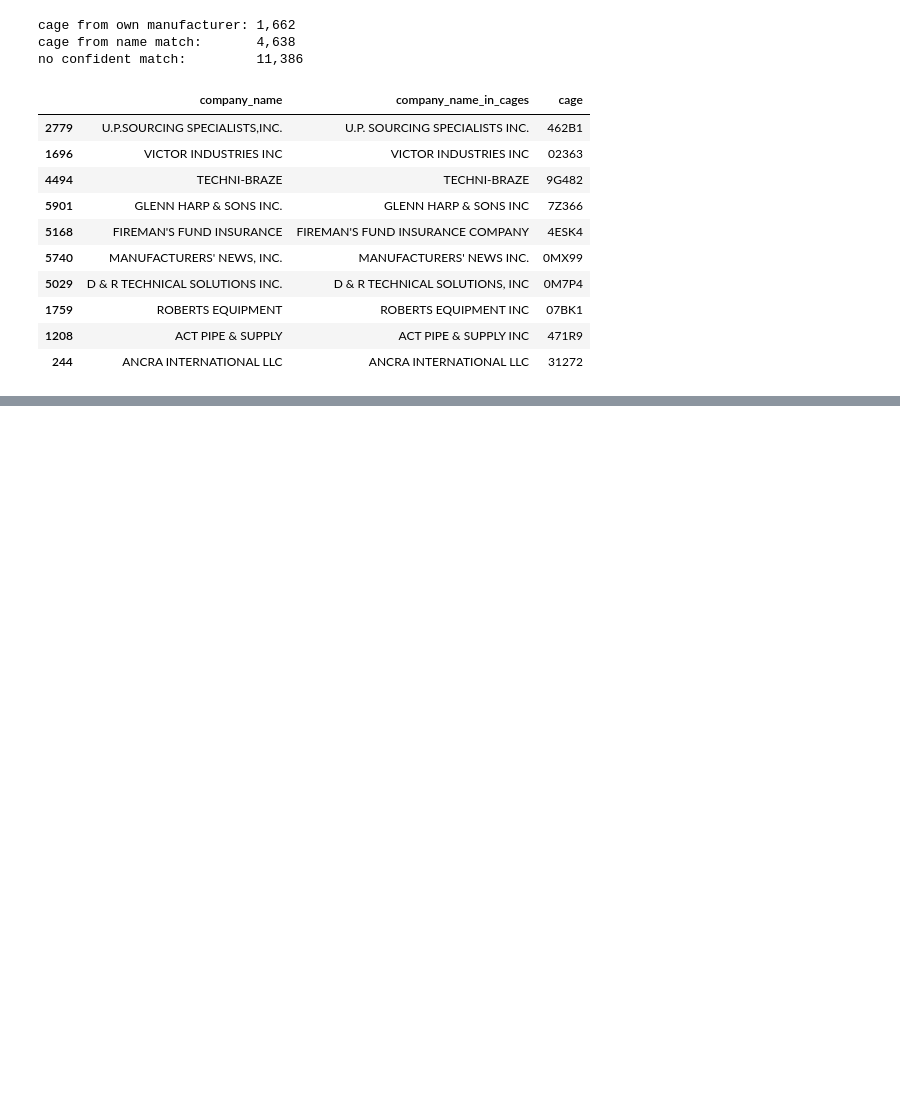
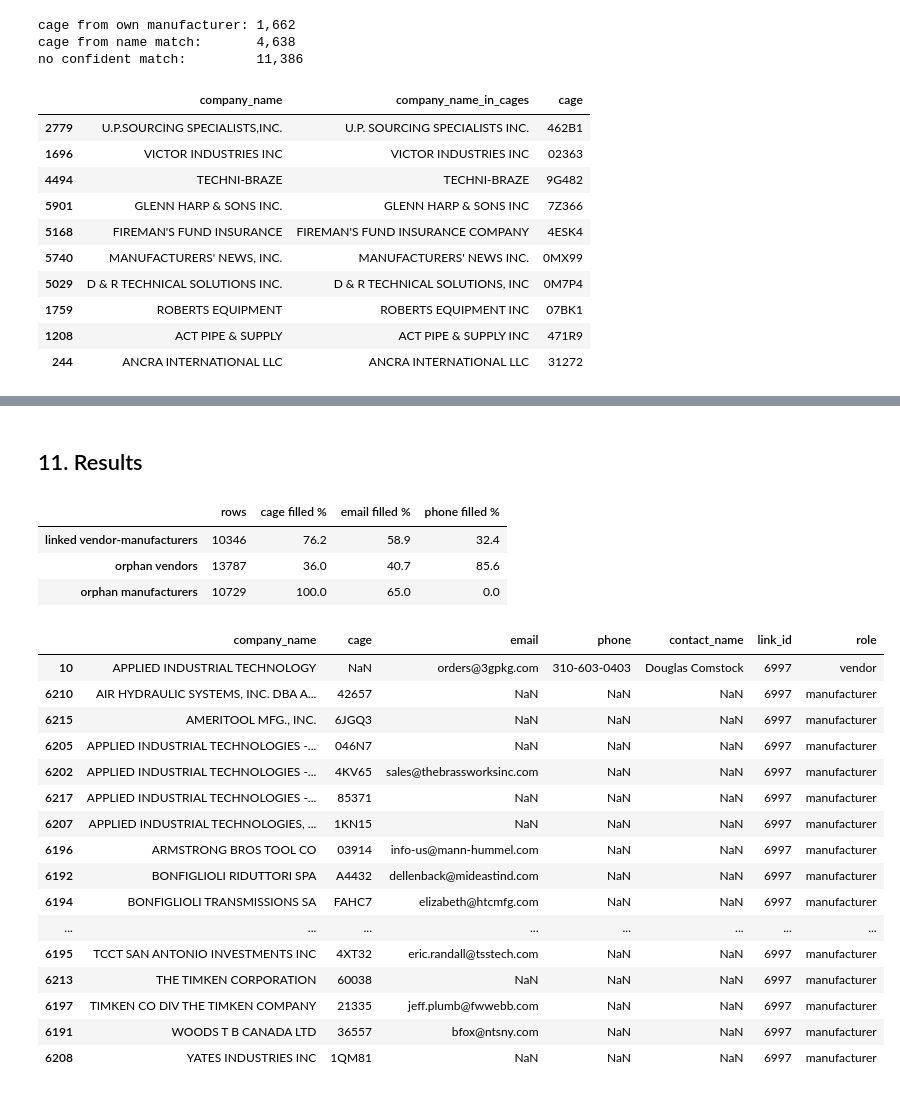
Before and after one commit to LionelRoxas/sales-patriot, a Jupyter notebook: firms_cleaning.ipynb, the cells around one changed output, grey strips where cells are left out. Cells and saved outputs as stored; diff of their text form; code cells hidden in the pictures; blank space fills up the shorter version.

```diff
--- a/firms_cleaning.ipynb
+++ b/firms_cleaning.ipynb
@@ -451,0 +461,19 @@ check[["company_name", "company_name_in_cages", "cage"]].sample(10, random_state
+# %%
+children = maint[maint["vendor_id"].isin(vendors["vendor_id"])]
+parent_cage = children["vendor_id"].map(vendors.set_index("vendor_id")["cage"])
+children = children[children["cage"] != parent_cage.fillna("")]
+linked_ids = set(children["vendor_id"])
+
+parents = vendors[vendors["vendor_id"].isin(linked_ids)].assign(role="vendor")
+children = children.assign(role="manufacturer")
+
+linked = pd.concat([parents, children], ignore_index=True)
+linked["link_id"] = linked["vendor_id"].astype(str)
+linked["order"] = (linked["role"] == "manufacturer").astype(int)
+linked = linked.sort_values(["link_id", "order", "company_name", "cage"])[LINKED_COLUMNS]
+
+orphan_vendors = vendors[~vendors["vendor_id"].isin(linked_ids)]
+orphan_manufacturers = maint[~maint["vendor_id"].isin(linked_ids)]
+
+print(f"linked: {linked['link_id'].nunique():,} vendors with {len(children):,} manufacturers")
+print(f"orphan vendors: {len(orphan_vendors):,}, orphan manufacturers: {len(orphan_manufacturers):,}")
@@ -451,0 +513,43 @@ check[["company_name", "company_name_in_cages", "cage"]].sample(10, random_state
+# %% [markdown]
+## 11. Results
+# %%
+summary = pd.DataFrame({
+    name: {
+        "rows": len(df),
+        "cage filled %": round(df["cage"].notna().mean() * 100, 1),
+        "email filled %": round(df["email"].notna().mean() * 100, 1),
+        "phone filled %": round(df["phone"].notna().mean() * 100, 1),
+    }
+    for name, df in [
+        ("linked vendor-manufacturers", linked),
+        ("orphan vendors", orphan_vendors),
+        ("orphan manufacturers", orphan_manufacturers),
+    ]
+}).T.astype({"rows": int})
+summary
+# %% [output]
+|  | rows | cage filled % | email filled % | phone filled % |
+| linked vendor-manufacturers | 10346 | 76.2 | 58.9 | 32.4 |
+| orphan vendors | 13787 | 36.0 | 40.7 | 85.6 |
+| orphan manufacturers | 10729 | 100.0 | 65.0 | 0.0 |
+# %%
+# one linked group as an example
+linked[linked["link_id"] == linked["link_id"].value_counts().index[10]]
+# %% [output]
+|  | company_name | cage | email | phone | contact_name | link_id | role |
+| 10 | APPLIED INDUSTRIAL TECHNOLOGY | NaN | orders@3gpkg.com | 310-603-0403 | Douglas Comstock | 6997 | vendor |
+| 6210 | AIR HYDRAULIC SYSTEMS, INC. DBA A... | 42657 | NaN | NaN | NaN | 6997 | manufacturer |
+| 6215 | AMERITOOL MFG., INC. | 6JGQ3 | NaN | NaN | NaN | 6997 | manufacturer |
+| 6205 | APPLIED INDUSTRIAL TECHNOLOGIES -... | 046N7 | NaN | NaN | NaN | 6997 | manufacturer |
+| 6202 | APPLIED INDUSTRIAL TECHNOLOGIES -... | 4KV65 | sales@thebrassworksinc.com | NaN | NaN | 6997 | manufacturer |
+| 6217 | APPLIED INDUSTRIAL TECHNOLOGIES -... | 85371 | NaN | NaN | NaN | 6997 | manufacturer |
+| 6207 | APPLIED INDUSTRIAL TECHNOLOGIES, ... | 1KN15 | NaN | NaN | NaN | 6997 | manufacturer |
+| 6196 | ARMSTRONG BROS TOOL CO | 03914 | info-us@mann-hummel.com | NaN | NaN | 6997 | manufacturer |
+| 6192 | BONFIGLIOLI RIDUTTORI SPA | A4432 | dellenback@mideastind.com | NaN | NaN | 6997 | manufacturer |
+| 6194 | BONFIGLIOLI TRANSMISSIONS SA | FAHC7 | elizabeth@htcmfg.com | NaN | NaN | 6997 | manufacturer |
+| ... | ... | ... | ... | ... | ... | ... | ... |
+| 6195 | TCCT SAN ANTONIO INVESTMENTS INC | 4XT32 | eric.randall@tsstech.com | NaN | NaN | 6997 | manufacturer |
+| 6213 | THE TIMKEN CORPORATION | 60038 | NaN | NaN | NaN | 6997 | manufacturer |
+| 6197 | TIMKEN CO DIV THE TIMKEN COMPANY | 21335 | jeff.plumb@fwwebb.com | NaN | NaN | 6997 | manufacturer |
+| 6191 | WOODS T B CANADA LTD | 36557 | bfox@ntsny.com | NaN | NaN | 6997 | manufacturer |
+| 6208 | YATES INDUSTRIES INC | 1QM81 | NaN | NaN | NaN | 6997 | manufacturer |
```
Also changed, not shown: parts of 7 cells of this notebook, 4 other files.
